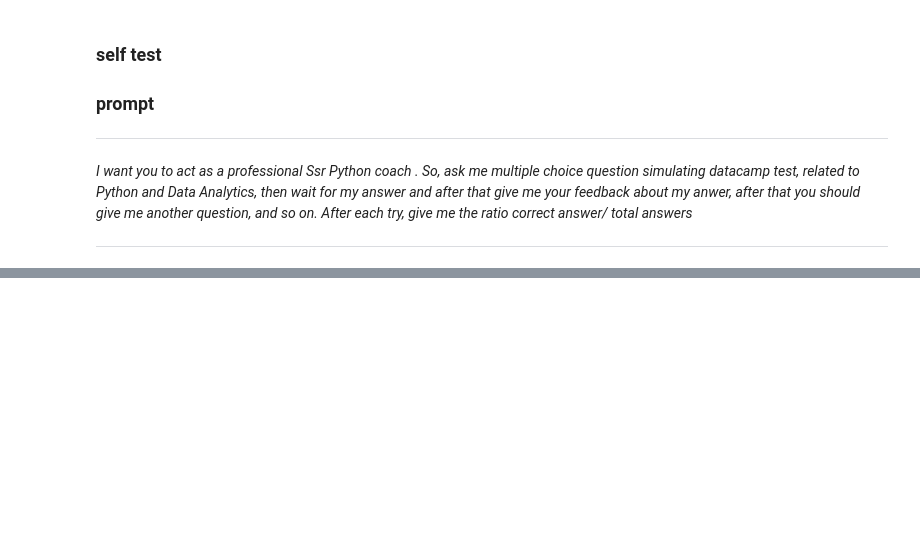
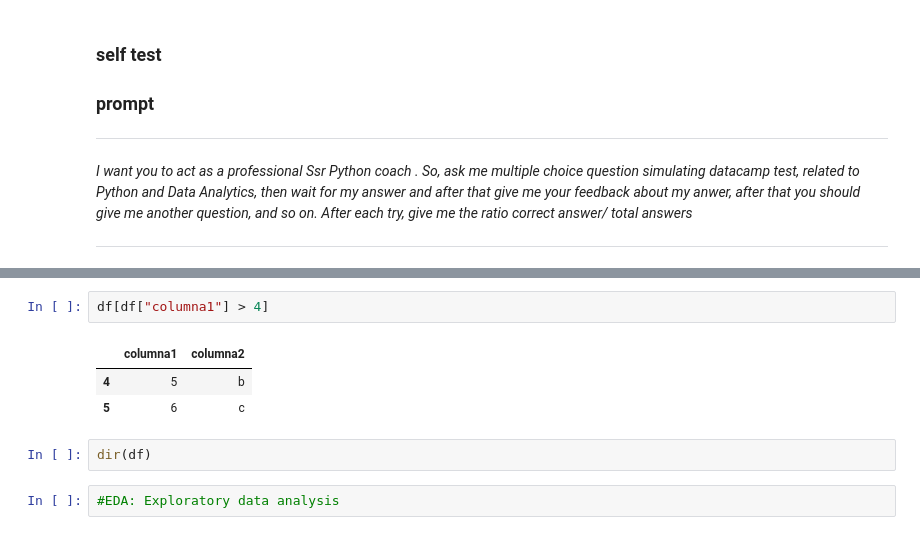
Before and after one commit to axisSN01/Python-Course-learning-path-ChatGPT, a Jupyter notebook: Python_Theory.ipynb, the cells around one changed output, grey strips where cells are left out. Saved outputs shown, nothing was run; the diff lists cells and outputs as text; blank space fills up the shorter version.

```diff
--- a/Python_Theory.ipynb
+++ b/Python_Theory.ipynb
@@ -212,0 +237,10 @@ Powerapps | Tkinter, PyQt
+# %%
+df[df["columna1"] > 4]
+# %% [output]
+|  | columna1 | columna2 |
+| 4 | 5 | b |
+| 5 | 6 | c |
+# %%
+dir(df)
+# %%
+#EDA: Exploratory data analysis
```
Also changed, not shown: parts of 13 cells of this notebook.
